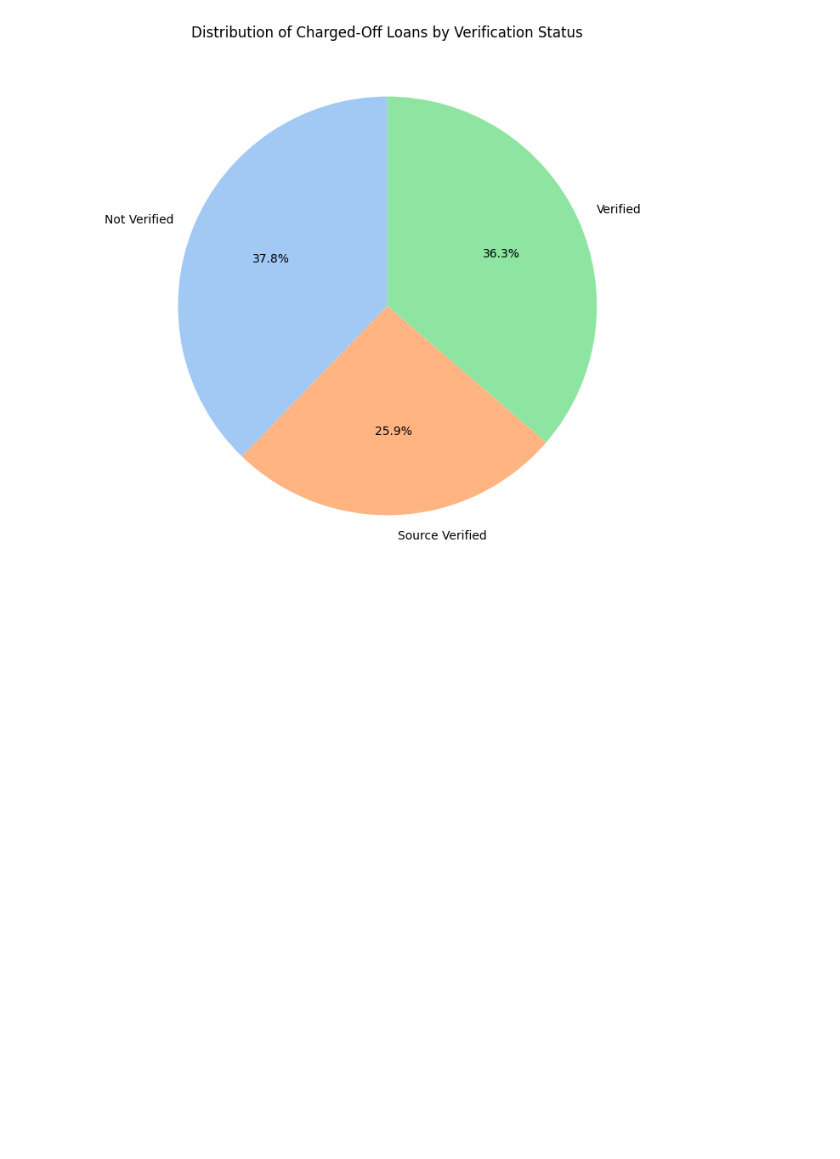
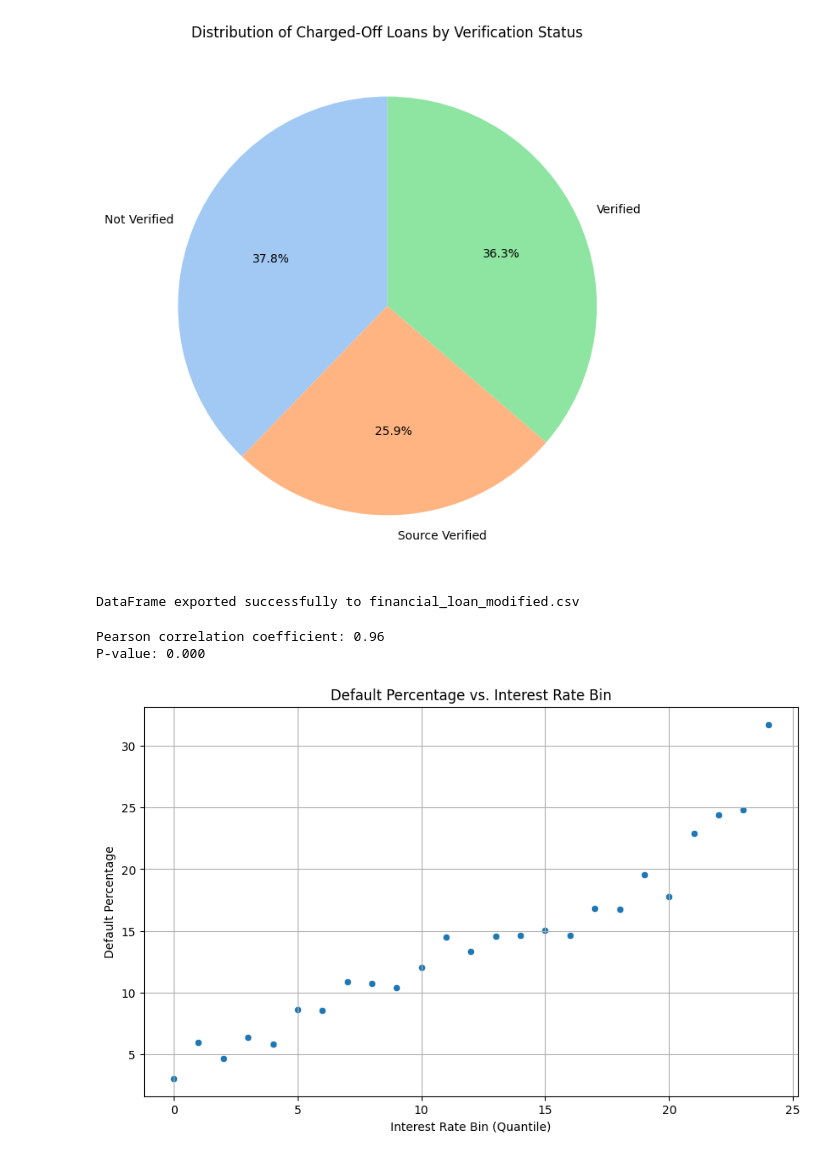
Before and after one commit to Jacinto2727/Loan_Report, a Jupyter notebook: Understanding_financial_loan_data.ipynb, the cells around one changed output. Saved outputs shown, nothing was run; the diff lists cells and outputs as text; code cells hidden in the pictures; blank space fills up the shorter version.

```diff
--- a/Understanding_financial_loan_data.ipynb
+++ b/Understanding_financial_loan_data.ipynb
@@ -255,3 +251,41 @@ plt.title('Distribution of Charged-Off Loans by Verification Status')
 plt.show()
 # %% [output]
 [figure]
+# %%
+df.to_csv('financial_loan_modified.csv', index=False)
+print("DataFrame exported successfully to financial_loan_modified.csv")
+# %% [output]
+DataFrame exported successfully to financial_loan_modified.csv
+# %%
+import matplotlib.pyplot as plt
+import seaborn as sns
+import pandas as pd
+from scipy.stats import pearsonr
+
+# Create bins for interest rate
+df['int_rate_bin'] = pd.qcut(df['int_rate'], q=25, labels=False, duplicates='drop')
+
+# Group by interest rate bins and calculate default percentage
+int_rate_default = df.groupby('int_rate_bin')['default_flag'].agg(['count', 'sum']).reset_index()
+int_rate_default = int_rate_default.rename(columns={'count': 'total_loans', 'sum': 'charged_off'})
+int_rate_default['default_percentage'] = (int_rate_default['charged_off'] / int_rate_default['total_loans']) * 100
+
+# Calculate Pearson correlation coefficient and p-value
+correlation_coefficient, p_value = pearsonr(int_rate_default['int_rate_bin'], int_rate_default['default_percentage'])
+
+print(f"Pearson correlation coefficient: {correlation_coefficient:.2f}")
+print(f"P-value: {p_value:.3f}")
+
+
+# Create scatter plot
+plt.figure(figsize=(10, 6))
+sns.scatterplot(x='int_rate_bin', y='default_percentage', data=int_rate_default)
+plt.title('Default Percentage vs. Interest Rate Bin')
+plt.xlabel('Interest Rate Bin (Quantile)')
+plt.ylabel('Default Percentage')
+plt.grid(True)
+plt.show()
+# %% [output]
+Pearson correlation coefficient: 0.96
+P-value: 0.000
+[figure, added]
```
Also changed, not shown: parts of 7 cells of this notebook.
